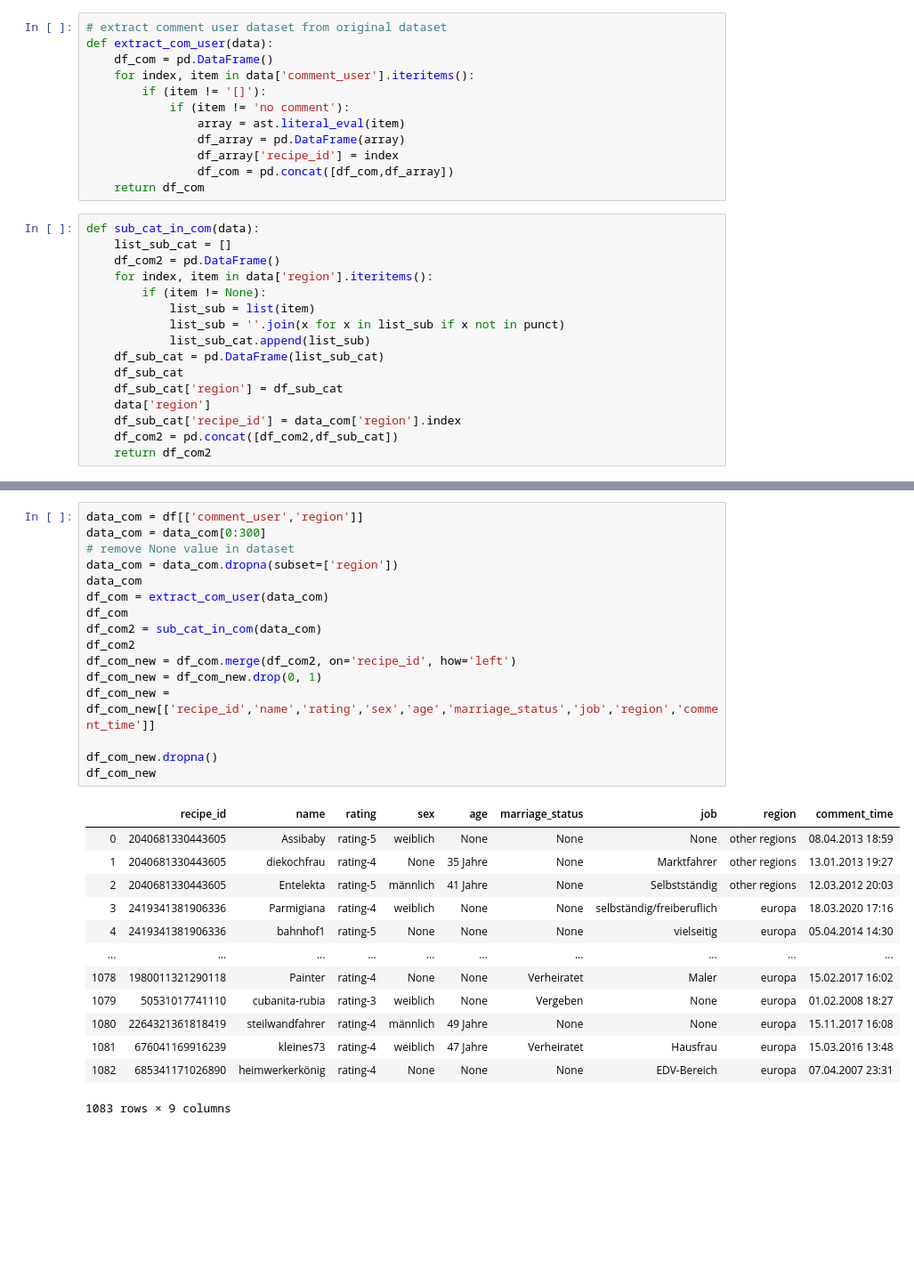
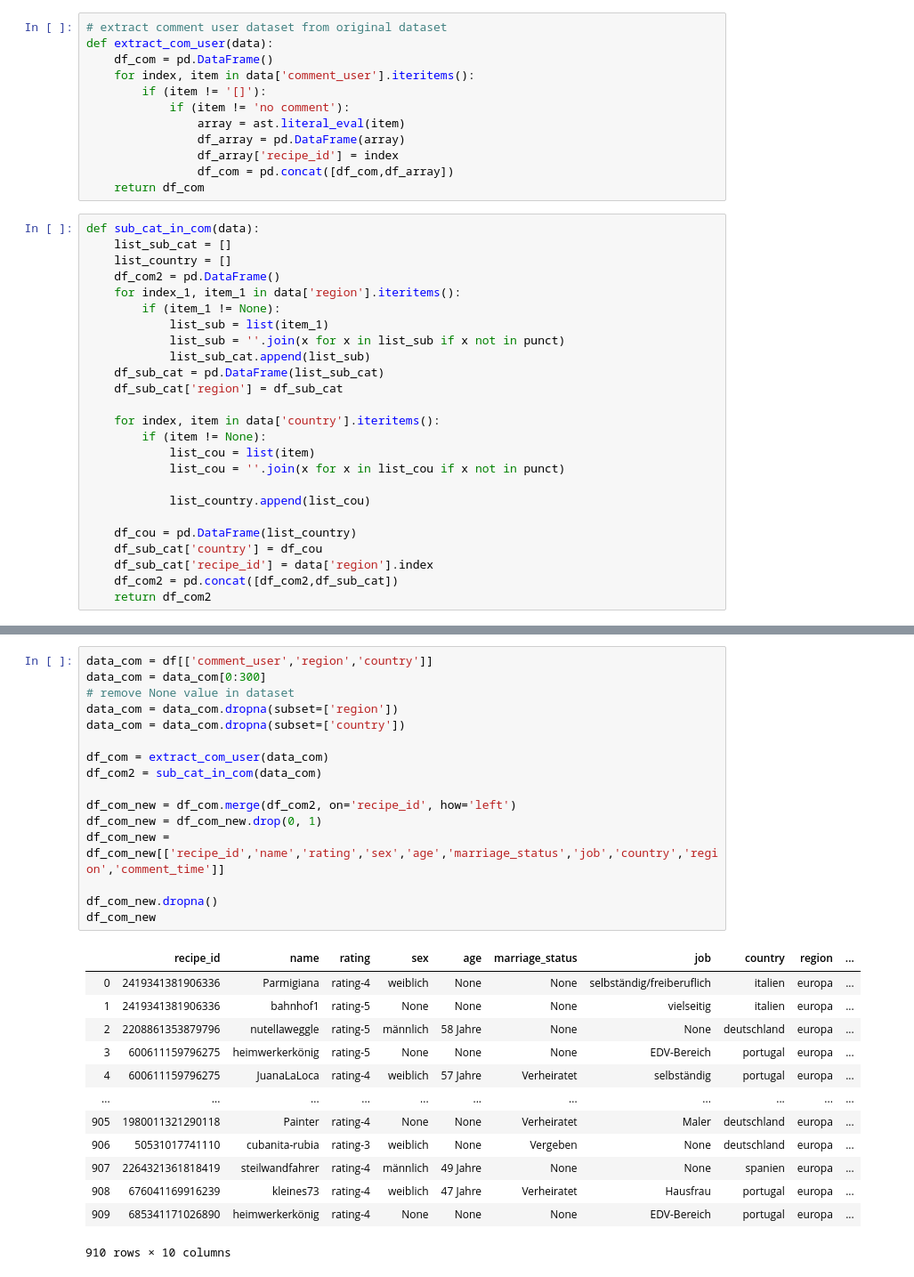
Before and after one commit to sunwen0120/Pratikum, a Jupyter notebook: wen_sun/regional analyse/Regional analysie.ipynb, the cells around one changed output, grey strips where cells are left out. Shown at 89% size. Saved outputs shown, nothing was run; the diff lists cells and outputs as text; blank space fills up the shorter version.

Commit message:
update regional

```diff
--- a/wen_sun/regional analyse/Regional analysie.ipynb
+++ b/wen_sun/regional analyse/Regional analysie.ipynb
@@ -370,16 +522,25 @@ def extract_com_user(data):
 # %%
 def sub_cat_in_com(data):
     list_sub_cat = []
+    list_country = []
     df_com2 = pd.DataFrame()
-    for index, item in data['region'].iteritems():
-        if (item != None):
-            list_sub = list(item)
+    for index_1, item_1 in data['region'].iteritems():
+        if (item_1 != None):
+            list_sub = list(item_1)
             list_sub = ''.join(x for x in list_sub if x not in punct)
             list_sub_cat.append(list_sub)
     df_sub_cat = pd.DataFrame(list_sub_cat)
-    df_sub_cat
     df_sub_cat['region'] = df_sub_cat
-    data['region']
-    df_sub_cat['recipe_id'] = data_com['region'].index
+
+    for index, item in data['country'].iteritems():
+        if (item != None):
+            list_cou = list(item)
+            list_cou = ''.join(x for x in list_cou if x not in punct)
+
+            list_country.append(list_cou)
+
+    df_cou = pd.DataFrame(list_country)
+    df_sub_cat['country'] = df_cou
+    df_sub_cat['recipe_id'] = data['region'].index
     df_com2 = pd.concat([df_com2,df_sub_cat])
     return df_com2
@@ -418,33 +547,33 @@ def sub_cat_in_com(data):
 # %%
-data_com = df[['comment_user','region']]
+data_com = df[['comment_user','region','country']]
 data_com = data_com[0:300]
 # remove None value in dataset
 data_com = data_com.dropna(subset=['region'])
-data_com
+data_com = data_com.dropna(subset=['country'])
+
 df_com = extract_com_user(data_com)
-df_com
 df_com2 = sub_cat_in_com(data_com)
-df_com2
+
 df_com_new = df_com.merge(df_com2, on='recipe_id', how='left')
 df_com_new = df_com_new.drop(0, 1)
-df_com_new = df_com_new[['recipe_id','name','rating','sex','age','marriage_status','job','region','comment_time']]
+df_com_new = df_com_new[['recipe_id','name','rating','sex','age','marriage_status','job','country','region','comment_time']]
 
 df_com_new.dropna()
 df_com_new
 # %% [output]
-|  | recipe_id | name | rating | sex | age | marriage_status | job | region | comment_time |
-| 0 | 2040681330443605 | Assibaby | rating-5 | weiblich | None | None | None | other regions | 08.04.2013 18:59 |
-| 1 | 2040681330443605 | diekochfrau | rating-4 | None | 35 Jahre | None | Marktfahrer | other regions | 13.01.2013 19:27 |
-| 2 | 2040681330443605 | Entelekta | rating-5 | männlich | 41 Jahre | None | Selbstständig | other regions | 12.03.2012 20:03 |
-| 3 | 2419341381906336 | Parmigiana | rating-4 | weiblich | None | None | selbständig/freiberuflich | europa | 18.03.2020 17:16 |
-| 4 | 2419341381906336 | bahnhof1 | rating-5 | None | None | None | vielseitig | europa | 05.04.2014 14:30 |
-| ... | ... | ... | ... | ... | ... | ... | ... | ... | ... |
-| 1078 | 1980011321290118 | Painter | rating-4 | None | None | Verheiratet | Maler | europa | 15.02.2017 16:02 |
-| 1079 | 50531017741110 | cubanita-rubia | rating-3 | weiblich | None | Vergeben | None | europa | 01.02.2008 18:27 |
-| 1080 | 2264321361818419 | steilwandfahrer | rating-4 | männlich | 49 Jahre | None | None | europa | 15.11.2017 16:08 |
-| 1081 | 676041169916239 | kleines73 | rating-4 | weiblich | 47 Jahre | Verheiratet | Hausfrau | europa | 15.03.2016 13:48 |
-| 1082 | 685341171026890 | heimwerkerkönig | rating-4 | None | None | None | EDV-Bereich | europa | 07.04.2007 23:31 |
+|  | recipe_id | name | rating | sex | age | marriage_status | job | country | region | ... |
+| 0 | 2419341381906336 | Parmigiana | rating-4 | weiblich | None | None | selbständig/freiberuflich | italien | europa | ... |
+| 1 | 2419341381906336 | bahnhof1 | rating-5 | None | None | None | vielseitig | italien | europa | ... |
+| 2 | 2208861353879796 | nutellaweggle | rating-5 | männlich | 58 Jahre | None | None | deutschland | europa | ... |
+| 3 | 600611159796275 | heimwerkerkönig | rating-5 | None | None | None | EDV-Bereich | portugal | europa | ... |
+| 4 | 600611159796275 | JuanaLaLoca | rating-4 | weiblich | 57 Jahre | Verheiratet | selbständig | portugal | europa | ... |
+| ... | ... | ... | ... | ... | ... | ... | ... | ... | ... | ... |
+| 905 | 1980011321290118 | Painter | rating-4 | None | None | Verheiratet | Maler | deutschland | europa | ... |
+| 906 | 50531017741110 | cubanita-rubia | rating-3 | weiblich | None | Vergeben | None | deutschland | europa | ... |
+| 907 | 2264321361818419 | steilwandfahrer | rating-4 | männlich | 49 Jahre | None | None | spanien | europa | ... |
+| 908 | 676041169916239 | kleines73 | rating-4 | weiblich | 47 Jahre | Verheiratet | Hausfrau | portugal | europa | ... |
+| 909 | 685341171026890 | heimwerkerkönig | rating-4 | None | None | None | EDV-Bereich | portugal | europa | ... |
-1083 rows × 9 columns
+910 rows × 10 columns
 # %%
 df_com_new["age_num"] = df_com_new["age"].str.extract(pat, flags=0, expand=True)
 df_com_new["rating_num"] = df_com_new["rating"].str.extract(pat, flags=0, expand=True)
```
Also changed, not shown: parts of 29 cells of this notebook, 8 other files.
